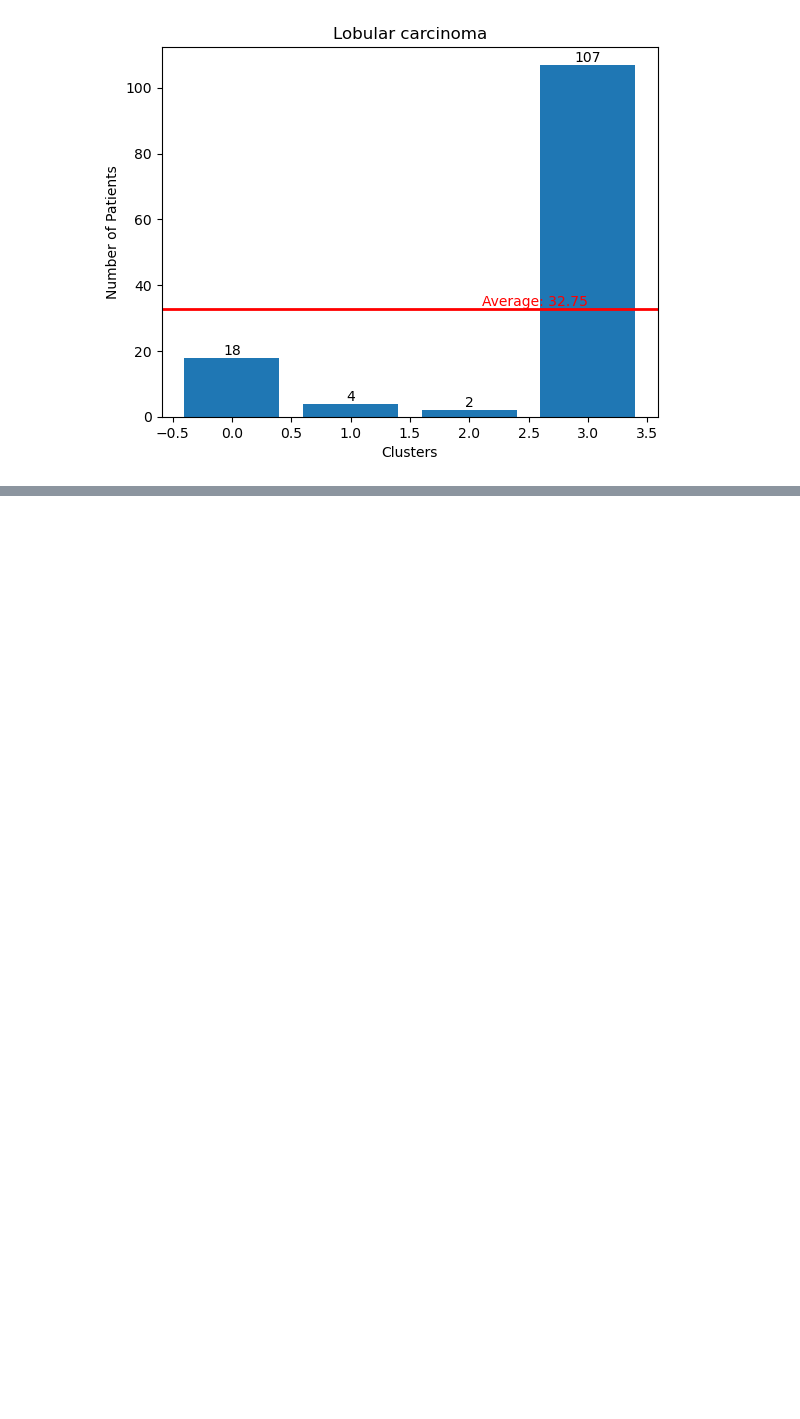
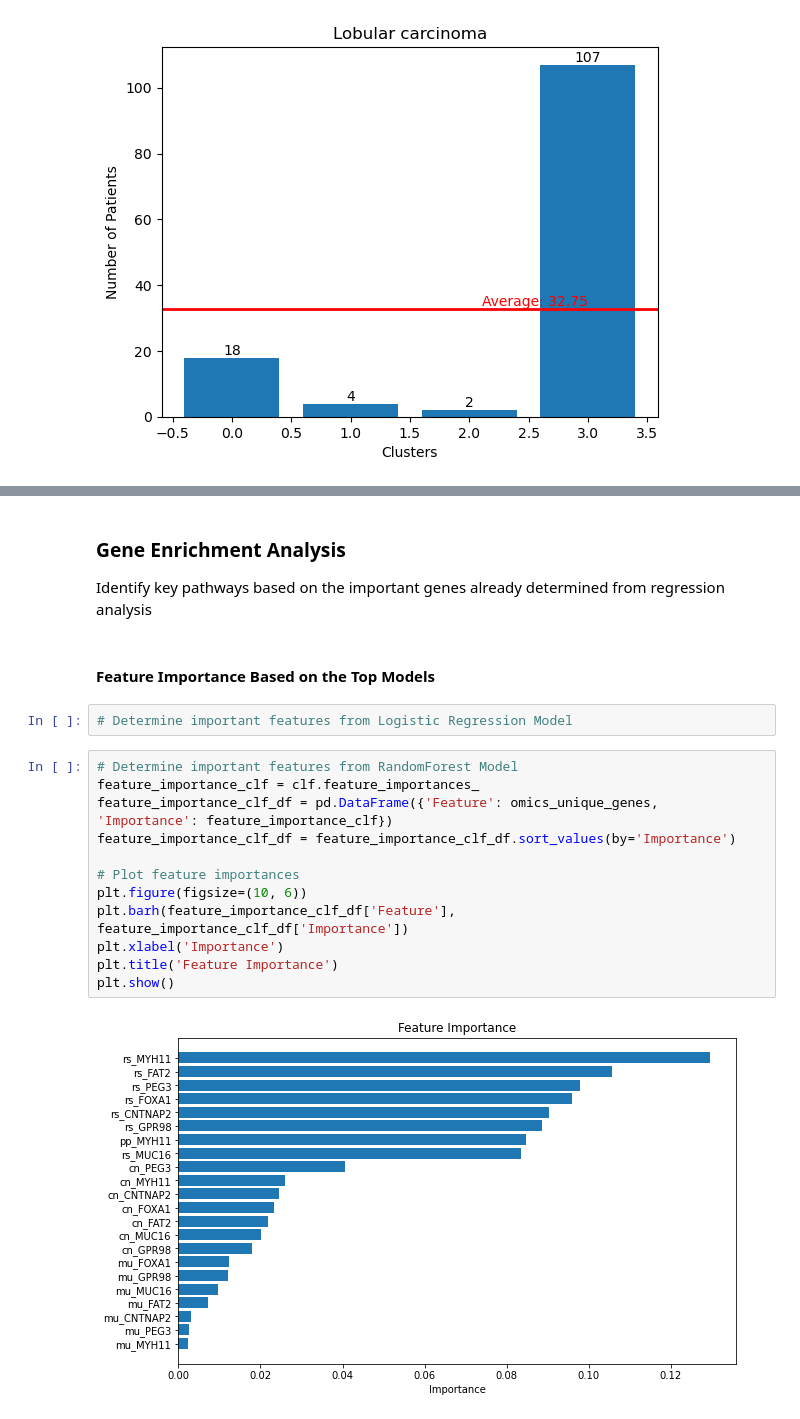
Before and after one commit to mehlu22/CSDS-458-Final-Project, a Jupyter notebook: final_code.ipynb, the cells around one changed output, grey strips where cells are left out. Saved outputs shown, nothing was run; the diff lists cells and outputs as text; blank space fills up the shorter version.

Commit message:
Feature importance analysis based on ML models completed

```diff
--- a/final_code.ipynb
+++ b/final_code.ipynb
@@ -1004,0 +1052,22 @@ plt.show()
+# %% [markdown]
+### Gene Enrichment Analysis
+
+Identify key pathways based on the important genes already determined from regression analysis
+# %% [markdown]
+#### Feature Importance Based on the Top Models
+# %%
+# Determine important features from Logistic Regression Model
+# %%
+# Determine important features from RandomForest Model
+feature_importance_clf = clf.feature_importances_
+feature_importance_clf_df = pd.DataFrame({'Feature': omics_unique_genes, 'Importance': feature_importance_clf})
+feature_importance_clf_df = feature_importance_clf_df.sort_values(by='Importance')
+
+# Plot feature importances
+plt.figure(figsize=(10, 6))
+plt.barh(feature_importance_clf_df['Feature'], feature_importance_clf_df['Importance'])
+plt.xlabel('Importance')
+plt.title('Feature Importance')
+plt.show()
+# %% [output]
+[figure, added]
```
Also changed, not shown: parts of 12 cells of this notebook.
